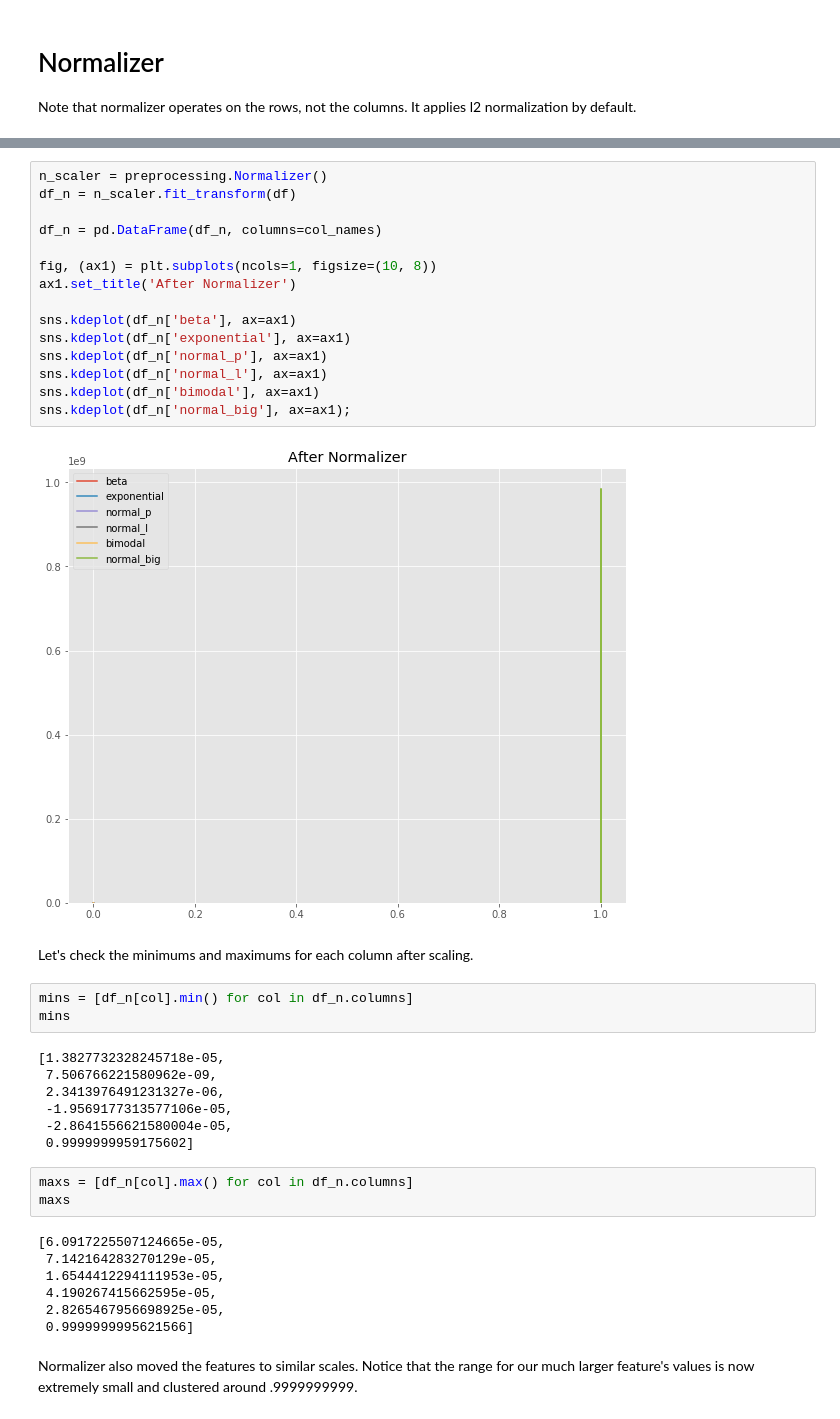
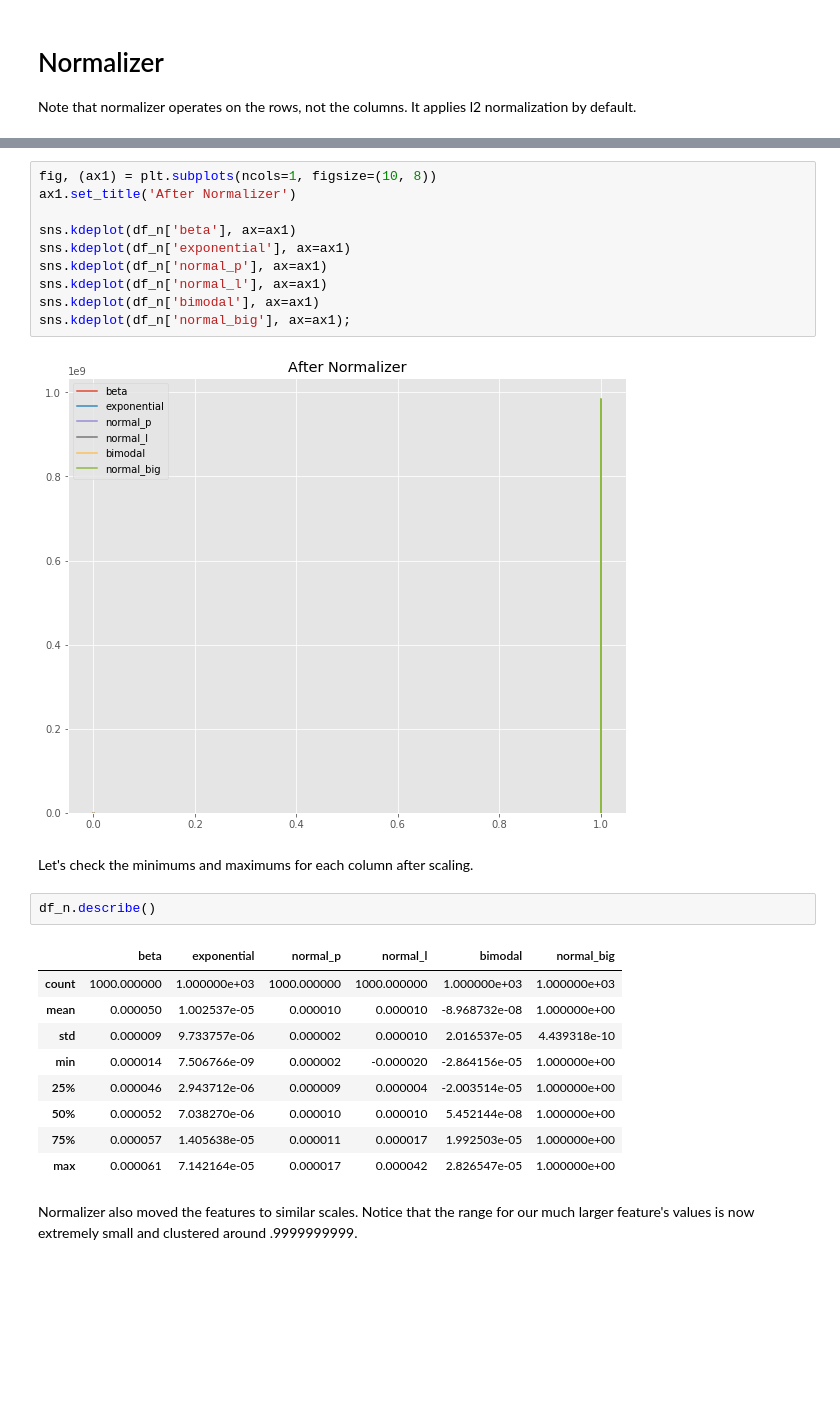
Before and after one commit to shawnngtq/machine-learning, a Jupyter notebook: scale-standardize-or-normalize/guide-to-scaling-and-standardizing.ipynb, the cells around one changed output, grey strips where cells are left out. Drawn from its saved outputs; the diff is of its cells as text; blank space fills up the shorter version.

```diff
--- a/scale-standardize-or-normalize/guide-to-scaling-and-standardizing.ipynb
+++ b/scale-standardize-or-normalize/guide-to-scaling-and-standardizing.ipynb
@@ -347,9 +355,4 @@ Note that normalizer operates on the rows, not the columns. It applies l2 normal
 # %%
-n_scaler = preprocessing.Normalizer()
-df_n = n_scaler.fit_transform(df)
-
-df_n = pd.DataFrame(df_n, columns=col_names)
-
 fig, (ax1) = plt.subplots(ncols=1, figsize=(10, 8))
 ax1.set_title('After Normalizer')
 
@@ -363,26 +366,18 @@ sns.kdeplot(df_n['normal_big'], ax=ax1);
 [figure]
 # %% [markdown]
 Let's check the minimums and maximums for each column after scaling.
-# %%
-mins = [df_n[col].min() for col in df_n.columns]
-mins
-# %% [output]
-[1.3827732328245718e-05,
- 7.506766221580962e-09,
- 2.3413976491231327e-06,
- -1.9569177313577106e-05,
- -2.8641556621580004e-05,
- 0.9999999959175602]
-# %%
-maxs = [df_n[col].max() for col in df_n.columns]
-maxs
-# %% [output]
-[6.0917225507124665e-05,
- 7.142164283270129e-05,
- 1.6544412294111953e-05,
- 4.190267415662595e-05,
- 2.8265467956698925e-05,
- 0.9999999995621566]
+# %%
+df_n.describe()
+# %% [output]
+|  | beta | exponential | normal_p | normal_l | bimodal | normal_big |
+| count | 1000.000000 | 1.000000e+03 | 1000.000000 | 1000.000000 | 1.000000e+03 | 1.000000e+03 |
+| mean | 0.000050 | 1.002537e-05 | 0.000010 | 0.000010 | -8.968732e-08 | 1.000000e+00 |
+| std | 0.000009 | 9.733757e-06 | 0.000002 | 0.000010 | 2.016537e-05 | 4.439318e-10 |
+| min | 0.000014 | 7.506766e-09 | 0.000002 | -0.000020 | -2.864156e-05 | 1.000000e+00 |
+| 25% | 0.000046 | 2.943712e-06 | 0.000009 | 0.000004 | -2.003514e-05 | 1.000000e+00 |
+| 50% | 0.000052 | 7.038270e-06 | 0.000010 | 0.000010 | 5.452144e-08 | 1.000000e+00 |
+| 75% | 0.000057 | 1.405638e-05 | 0.000011 | 0.000017 | 1.992503e-05 | 1.000000e+00 |
+| max | 0.000061 | 7.142164e-05 | 0.000017 | 0.000042 | 2.826547e-05 | 1.000000e+00 |
 # %% [markdown]
 Normalizer also moved the features to similar scales. Notice that the range for our much larger feature's values is now extremely small and clustered around .9999999999.
 # %% [markdown]
```
Also changed, not shown: parts of 26 cells of this notebook.
